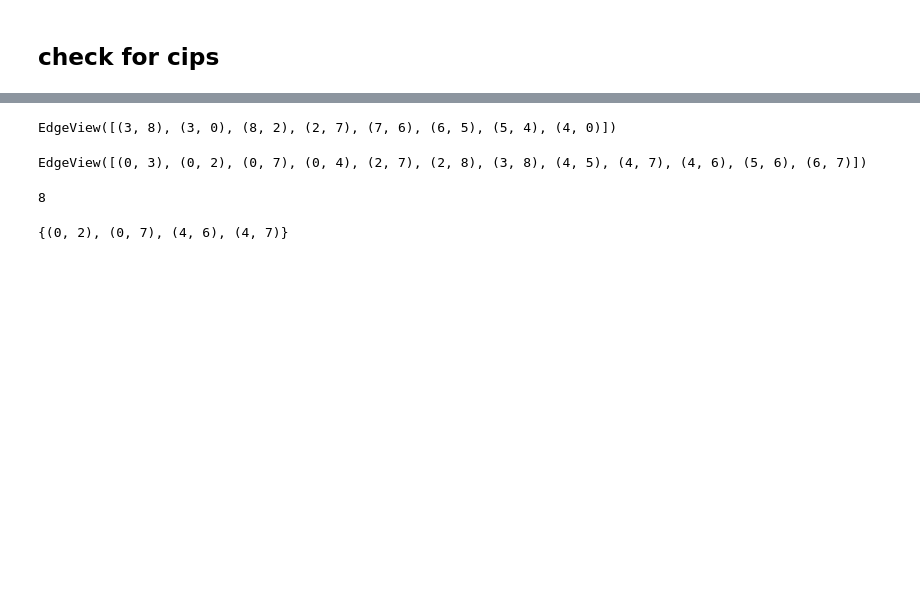
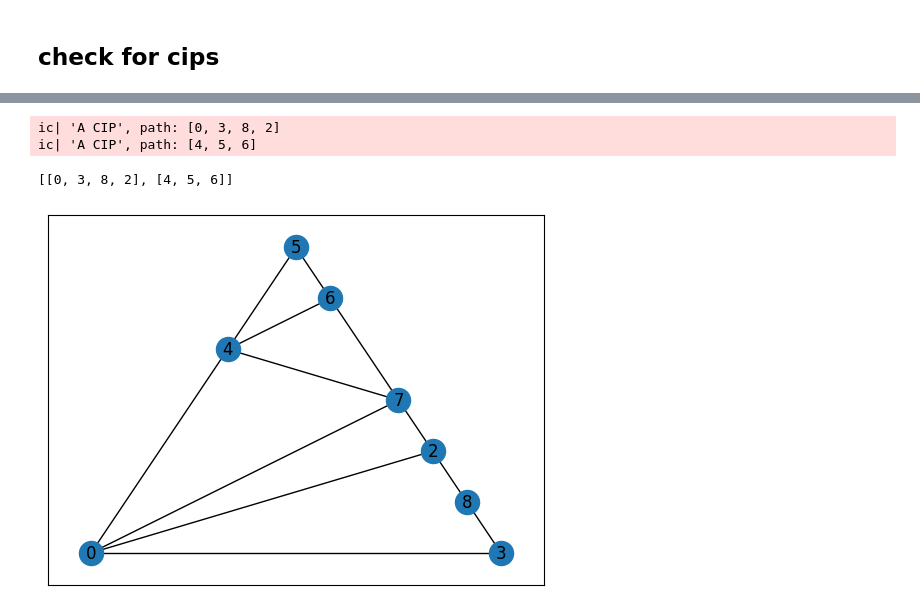
Before and after one commit to juliet29/bisht2022, a Jupyter notebook: test16_four_comp_4.ipynb, the cells around one changed output, grey strips where cells are left out. Drawn from its saved outputs; the diff is of its cells as text; code cells hidden in the pictures; blank space fills up the shorter version.

```diff
--- a/test16_four_comp_4.ipynb
+++ b/test16_four_comp_4.ipynb
@@ -78,29 +47,11 @@ True
-# %%
-# now get edges in boundary cycle..
-cycle_graph = nx.cycle_graph(f.boundary)
-
-# Get the edges of the cycle
-cycle_edges = cycle_graph.edges()
-cycle_edges
-# %% [output]
-EdgeView([(3, 8), (3, 0), (8, 2), (2, 7), (7, 6), (6, 5), (5, 4), (4, 0)])
-# %%
-subgraph.edges
-# %% [output]
-EdgeView([(0, 3), (0, 2), (0, 7), (0, 4), (2, 7), (2, 8), (3, 8), (4, 5), (4, 7), (4, 6), (5, 6), (6, 7)])
-# %%
-len(cycle_edges)
-# %% [output]
-8
-# %%
-cycle_edges_frozen = {frozenset(t) for t in cycle_edges}
-subgraph_edges_frozen = {frozenset(t) for t in subgraph.edges}
-
-difference = subgraph_edges_frozen - cycle_edges_frozen
-
-shortcuts = {tuple(fs) for fs in difference}
-shortcuts
-
-# set(subgraph.edges).difference(set(cycle_edges))
-# %% [output]
-{(0, 2), (0, 7), (4, 6), (4, 7)}
+# %%
+c.get_cips()
+c.cips
+# %% [output]
+ic| 'A CIP', path: [0, 3, 8, 2]
+ic| 'A CIP', path: [4, 5, 6]
+[[0, 3, 8, 2], [4, 5, 6]]
+# %%
+pos = plot_planar(c.subgraph, side_data.embed)
+# %% [output]
+[figure, added]
```
Also changed, not shown: parts of 8 cells of this notebook, 2 other files.
